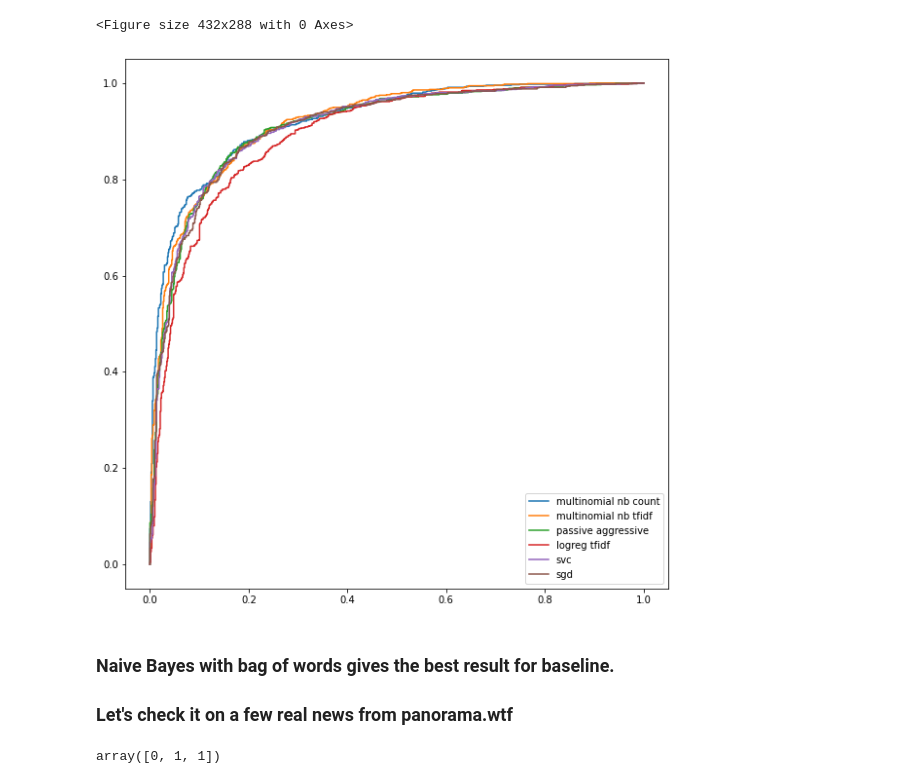
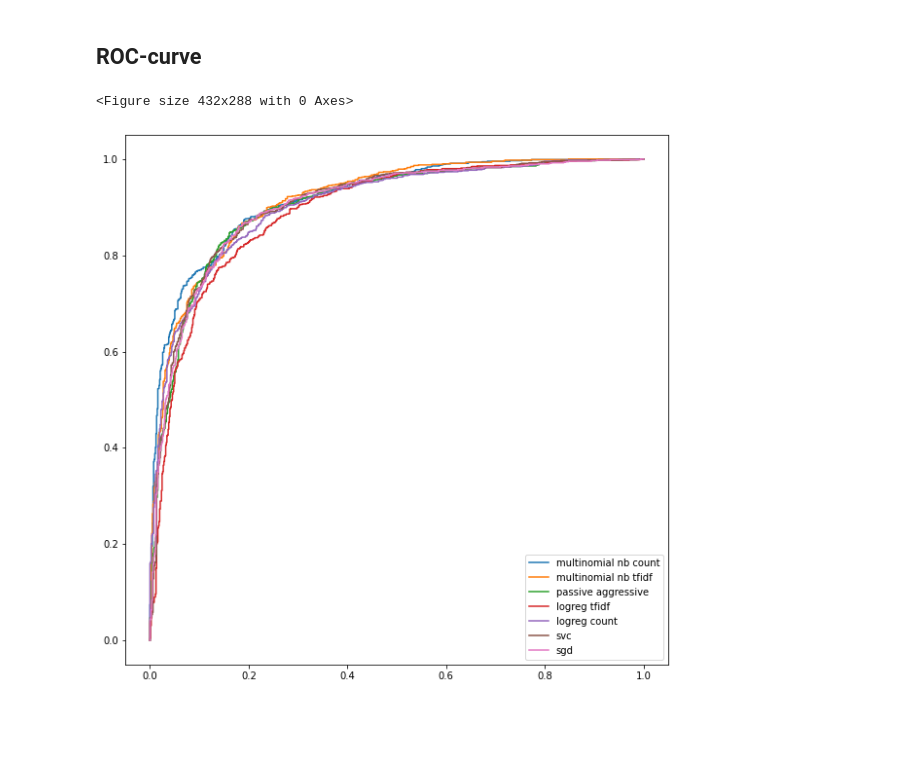
Before and after one commit to tinctura13/kontyp, a Jupyter notebook: kontyp.ipynb, the cells around one changed output. Drawn from its saved outputs; the diff is of its cells as text; code cells hidden in the pictures; blank space fills up the shorter version.

```diff
--- a/kontyp.ipynb
+++ b/kontyp.ipynb
@@ -114,0 +24,2 @@ from sklearn import metrics
+# %%
+data = pd.read_csv("task/dataset/train.tsv", sep="\t")
@@ -114,0 +235,7 @@ from sklearn import metrics
+# %%
+from sklearn.model_selection import train_test_split
+
+texts_train = data_train["title_cleaned"].values.tolist()
+texts_test = data_test["title_cleaned"].values.tolist()
+y_train = data_train["is_fake"].values.tolist()
+y_test = data_test["is_fake"].values.tolist()
@@ -183,0 +377,10 @@ f1_score:   0.826
+# %%
+lr_count_clf = LogisticRegression()
+# %%
+lr_count_clf = lr_count_clf.fit(count_train, y_train)
+pred = lr_count_clf.predict(count_test)
+results["LogisticRegressionCountVectorizer"] = classification_report(
+    y_test, pred, output_dict=True
+)
+
+print(classification_report(y_test, pred))
@@ -184,26 +396,28 @@ f1_score:   0.826
+# %% [markdown]
+## ROC-curve
 # %%
-plt.figure(0).clf();
-plt.figure(figsize=(10, 10));
+plt.figure(0).clf()
+plt.figure(figsize=(10, 10))
 
-for model, name in [ (mn_count_clf, 'multinomial nb count'),
-                     (mn_tfidf_clf, 'multinomial nb tfidf'),
-                     (pa_tfidf_clf, 'passive aggressive'),
-                     (lr_tfidf_clf, 'logreg tfidf'),
-                     (svc_tfidf_clf, 'svc'),
-                     (sgd_tfidf_clf, 'sgd')]:
-    if 'count' in name:
-        pred = model.predict_proba(count_test)[:,1]
-    elif 'multinomial' in name:
-        pred = model.predict_proba(tfidf_test)[:,1]
+for model, name in [
+    (mn_count_clf, "multinomial nb count"),
+    (mn_tfidf_clf, "multinomial nb tfidf"),
+    (pa_tfidf_clf, "passive aggressive"),
+    (lr_tfidf_clf, "logreg tfidf"),
+    (lr_count_clf, "logreg count"),
+    (svc_tfidf_clf, "svc"),
+    (sgd_tfidf_clf, "sgd"),
+]:
+    if "count" in name:
+        pred = model.predict_proba(count_test)[:, 1]
+    elif "multinomial" in name:
+        pred = model.predict_proba(tfidf_test)[:, 1]
     else:
         pred = model.decision_function(tfidf_test)
     fpr, tpr, thresh = metrics.roc_curve(y_test, pred, pos_label=1)
-    plt.plot(fpr,tpr,label="{}".format(name));
+    plt.plot(fpr, tpr, label="{}".format(name))
 
 plt.legend(loc=0);
 # %% [output]
 <Figure size 432x288 with 0 Axes>
-[figure, old version]
+[figure, new version]
-# %% [markdown]
-### Naive Bayes with bag of words gives the best result for baseline.
-### Let's check it on a few real news from panorama.wtf
@@ -218,4 +423,0 @@ count_test = count_vect.transform(panorama_news)
-# %%
-mn_count_clf.predict(count_test)
-# %% [output]
-array([0, 1, 1])
```
Also changed, not shown: parts of 70 cells of this notebook.
